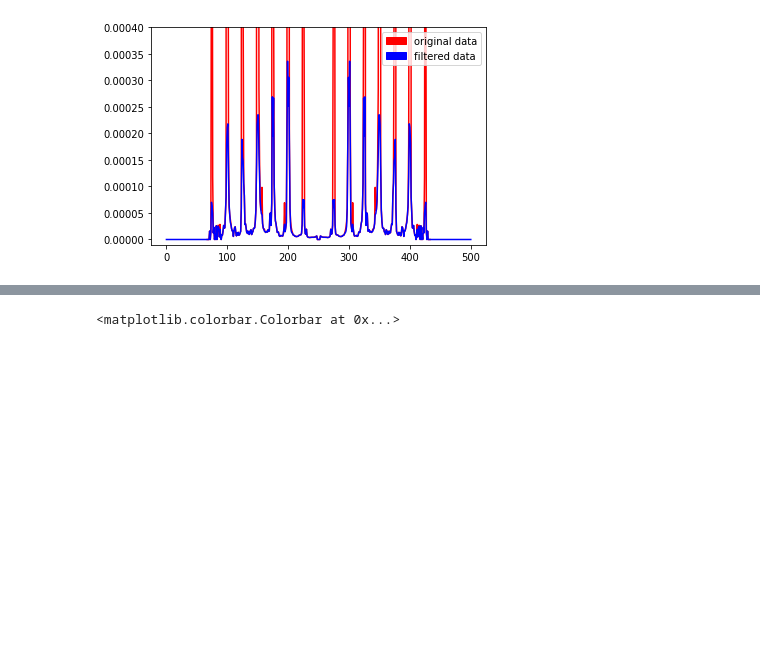
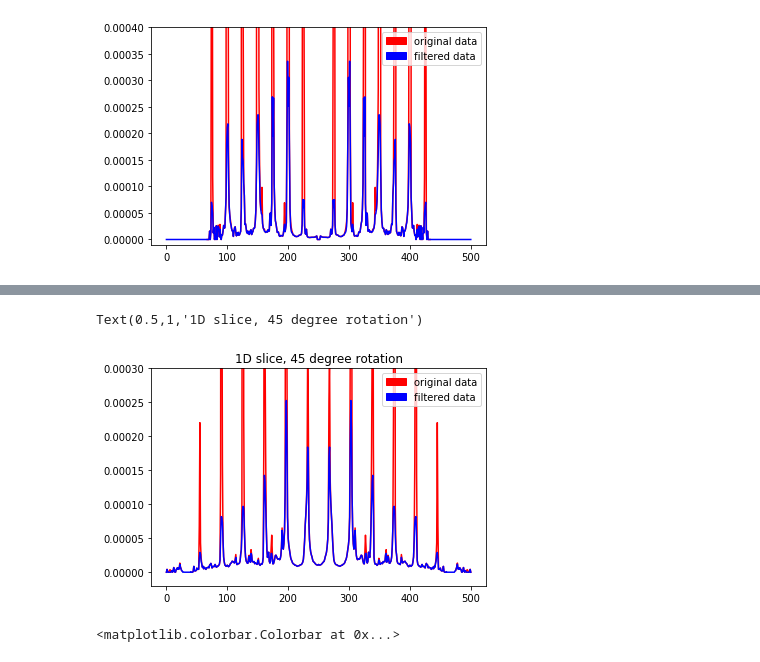
Before and after one commit to jmsweng/3D-PDF, a Jupyter notebook: Modified hampel filter.ipynb, the cells around one changed output, grey strips where cells are left out. Cells and saved outputs as stored; diff of their text form; code cells hidden in the pictures; blank space fills up the shorter version.

```diff
--- a/Modified hampel filter.ipynb
+++ b/Modified hampel filter.ipynb
@@ -150,3 +167,14 @@ plt.show()
+# %%
+# Same plot as above but with different y scaling
+plt.plot(a, 'r', b, 'b')
+plt.ylim(-0.00002, 0.0003)
+red_patch = mpatches.Patch(color = 'red', label = 'original data')
+blue_patch = mpatches.Patch(color = 'blue', label = 'filtered data')
+plt.legend(handles = [red_patch, blue_patch], loc = 1)
+plt.title('1D slice, 45 degree rotation')
+# %% [output]
+Text(0.5,1,'1D slice, 45 degree rotation')
+[figure, added]
 # %%
 # 3D fourier transform of data
 ft1 = ft_3d(pdat)
```
Also changed, not shown: parts of 2 cells of this notebook, 2 other files.
